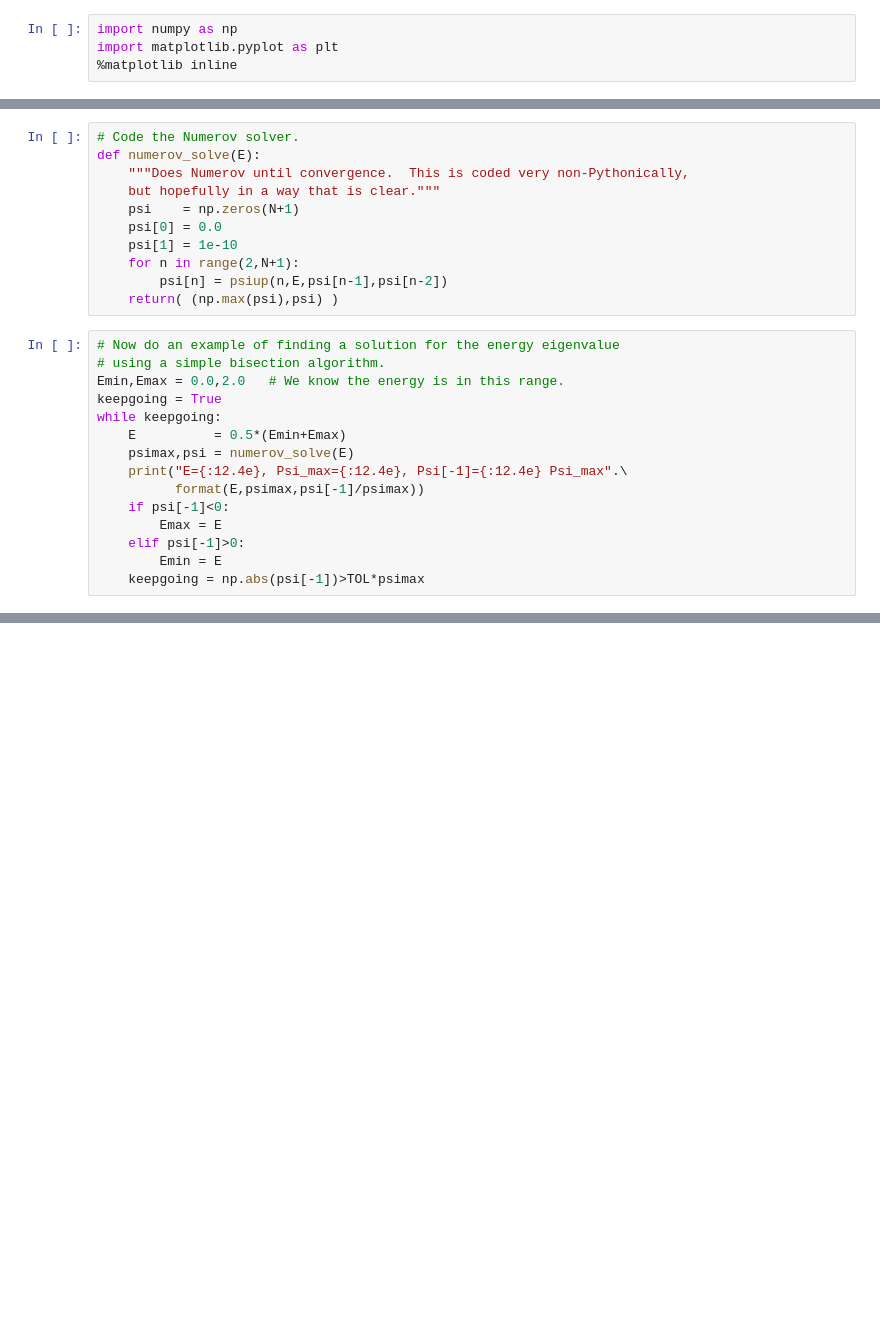
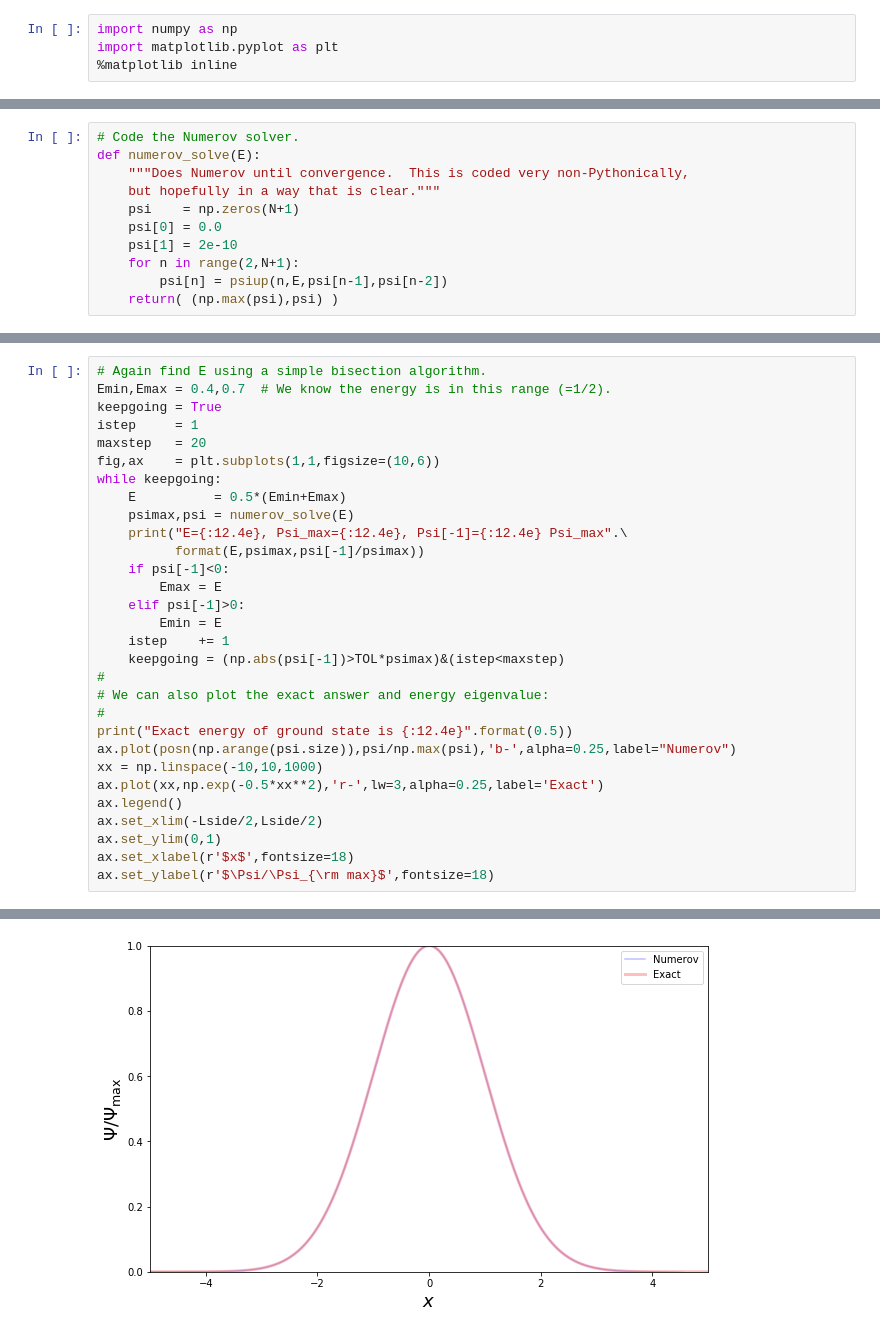
Before and after one commit to LBJ-Wade/Notebooks_cosmology, a Jupyter notebook: physics137A/SchrodingerNumerov.ipynb, the cells around one changed output, grey strips where cells are left out. Cells and saved outputs as stored; diff of their text form; blank space fills up the shorter version.

```diff
--- a/physics137A/SchrodingerNumerov.ipynb
+++ b/physics137A/SchrodingerNumerov.ipynb
@@ -8,0 +61,11 @@ Here we give an example of numerically solving the Schrodinger equation using [N
+# %%
+# Code the Numerov solver.
+def numerov_solve(E):
+    """Does Numerov until convergence.  This is coded very non-Pythonically,
+    but hopefully in a way that is clear."""
+    psi    = np.zeros(N+1)
+    psi[0] = 0.0
+    psi[1] = 2e-10
+    for n in range(2,N+1):
+        psi[n] = psiup(n,E,psi[n-1],psi[n-2])
+    return( (np.max(psi),psi) )
@@ -39,22 +156,13 @@ def psiup(n,E,psi1,psi2):
     psi  = 2*(1-5*t*h2*knm1)*psi1 - (1+t*h2*knm2)*psi2
     psi /= 1+t*h2*knm0
     return(psi)
-# %%
-# Code the Numerov solver.
-def numerov_solve(E):
-    """Does Numerov until convergence.  This is coded very non-Pythonically,
-    but hopefully in a way that is clear."""
-    psi    = np.zeros(N+1)
-    psi[0] = 0.0
-    psi[1] = 1e-10
-    for n in range(2,N+1):
-        psi[n] = psiup(n,E,psi[n-1],psi[n-2])
-    return( (np.max(psi),psi) )
 # %%
-# Now do an example of finding a solution for the energy eigenvalue
-# using a simple bisection algorithm.
-Emin,Emax = 0.0,2.0   # We know the energy is in this range.
+# Again find E using a simple bisection algorithm.
+Emin,Emax = 0.4,0.7  # We know the energy is in this range (=1/2).
 keepgoing = True
+istep     = 1
+maxstep   = 20
+fig,ax    = plt.subplots(1,1,figsize=(10,6))
 while keepgoing:
     E          = 0.5*(Emin+Emax)
     psimax,psi = numerov_solve(E)
@@ -64,4 +172,18 @@ while keepgoing:
         Emax = E
     elif psi[-1]>0:
         Emin = E
-    keepgoing = np.abs(psi[-1])>TOL*psimax
+    istep    += 1
+    keepgoing = (np.abs(psi[-1])>TOL*psimax)&(istep<maxstep)
+#
+# We can also plot the exact answer and energy eigenvalue:
+#
+print("Exact energy of ground state is {:12.4e}".format(0.5))
+ax.plot(posn(np.arange(psi.size)),psi/np.max(psi),'b-',alpha=0.25,label="Numerov")
+xx = np.linspace(-10,10,1000)
+ax.plot(xx,np.exp(-0.5*xx**2),'r-',lw=3,alpha=0.25,label='Exact')
+ax.legend()
+ax.set_xlim(-Lside/2,Lside/2)
+ax.set_ylim(0,1)
+ax.set_xlabel(r'$x$',fontsize=18)
+ax.set_ylabel(r'$\Psi/\Psi_{\rm max}$',fontsize=18)
+# %% [output]
@@ -67,0 +211 @@ while keepgoing:
+[figure, added]
```
Also changed, not shown: parts of 9 cells of this notebook.
